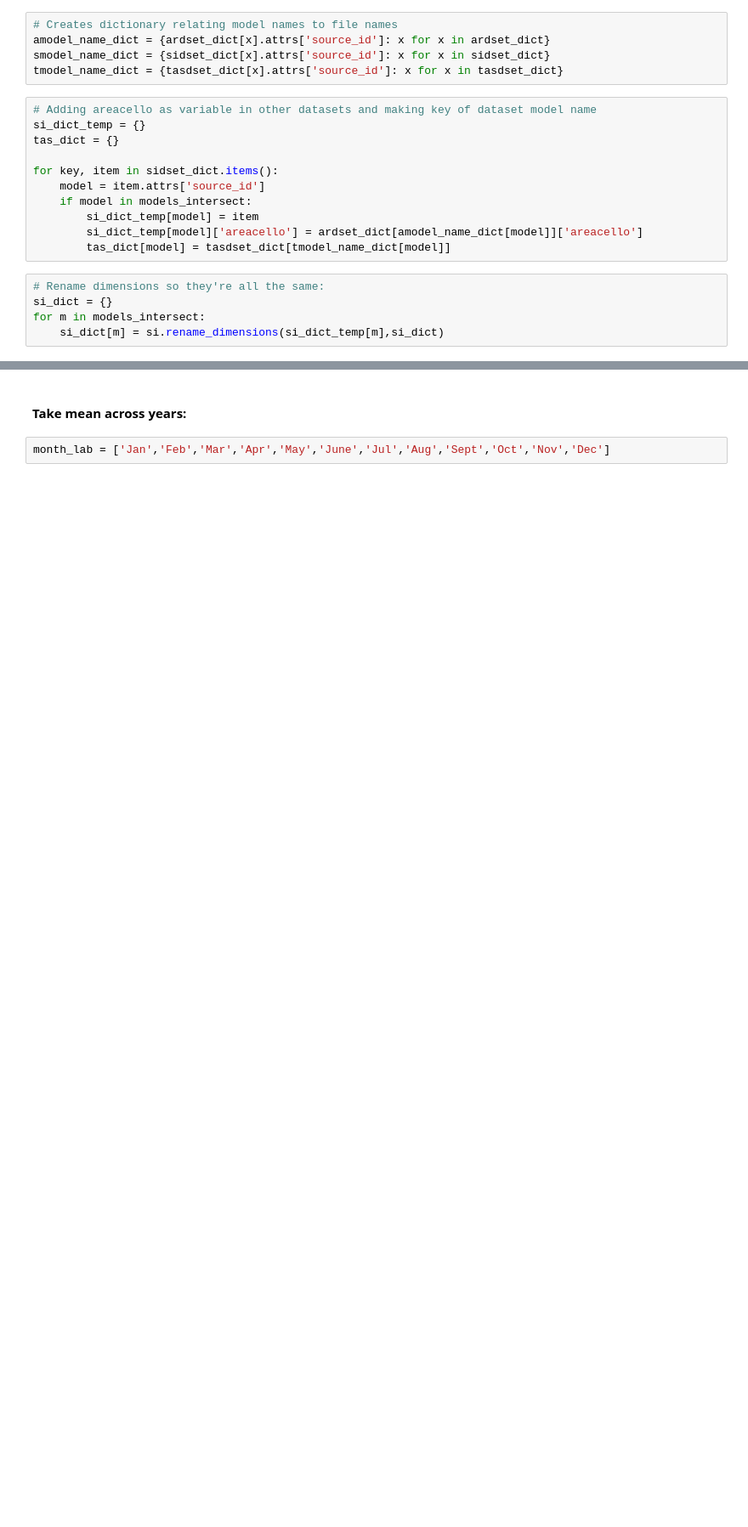
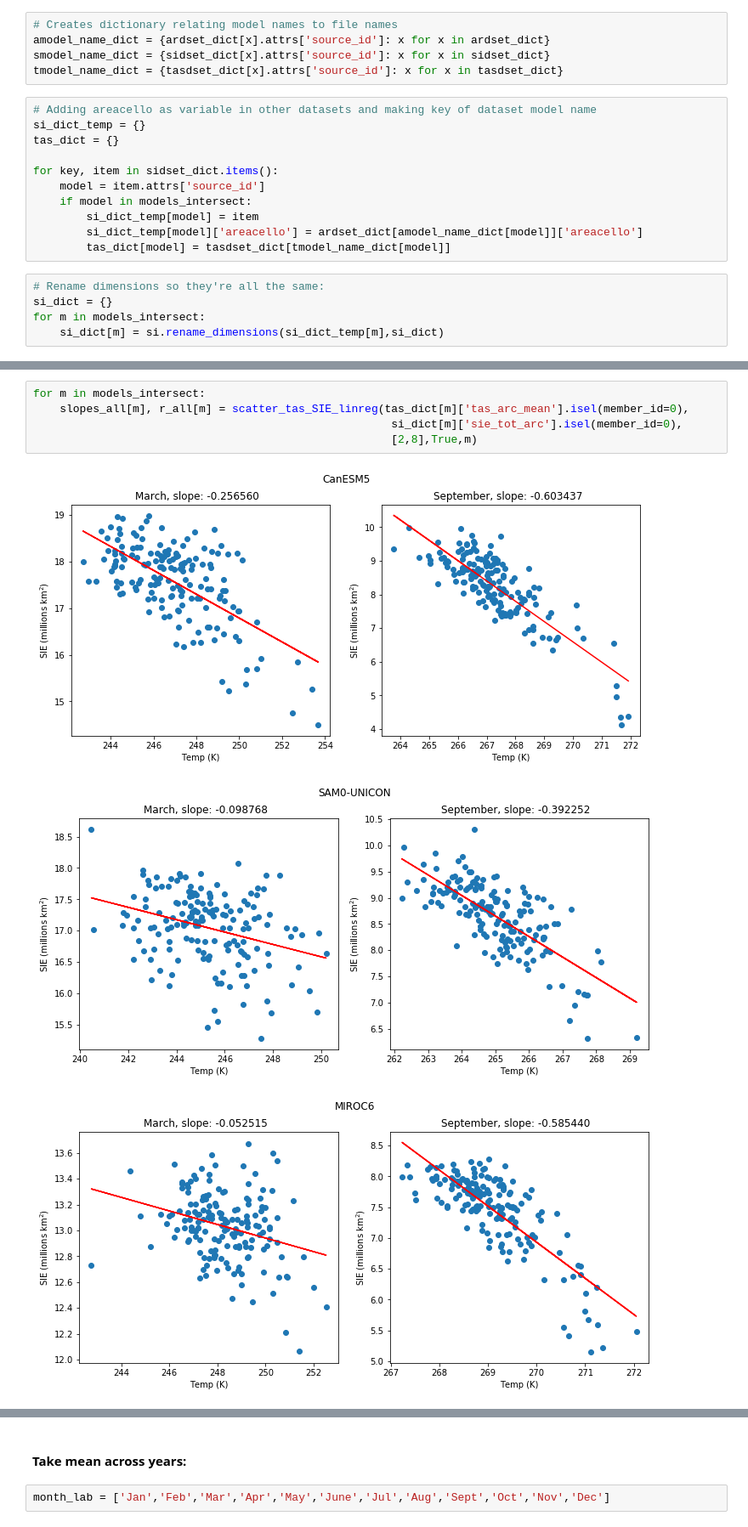
Before and after one commit to smithmadisonm/cmip6-seaice-temp-sensitivity, a Jupyter notebook: notebooks/combined_notebook.ipynb, the cells around one changed output, grey strips where cells are left out. Shown: that part at 85% size. Cells and saved outputs as stored; diff of their text form; blank space fills up the shorter version.

```diff
--- a/notebooks/combined_notebook.ipynb
+++ b/notebooks/combined_notebook.ipynb
@@ -105,0 +168,9 @@ ts_Arctic_extent.plot()
+# %%
+for m in models_intersect:
+    slopes_all[m], r_all[m] = scatter_tas_SIE_linreg(tas_dict[m]['tas_arc_mean'].isel(member_id=0),
+                                                      si_dict[m]['sie_tot_arc'].isel(member_id=0),
+                                                      [2,8],True,m)
+# %% [output]
+[figure, added]
+[figure, added]
+[figure, added]
```
Also changed, not shown: parts of 29 cells of this notebook, 1 other file.
